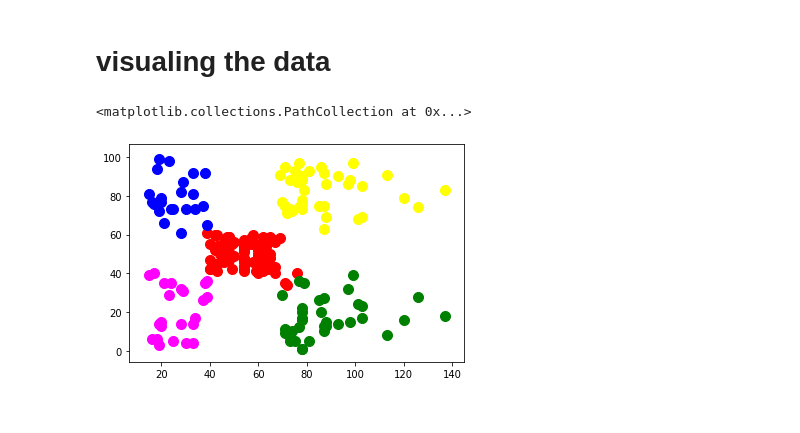
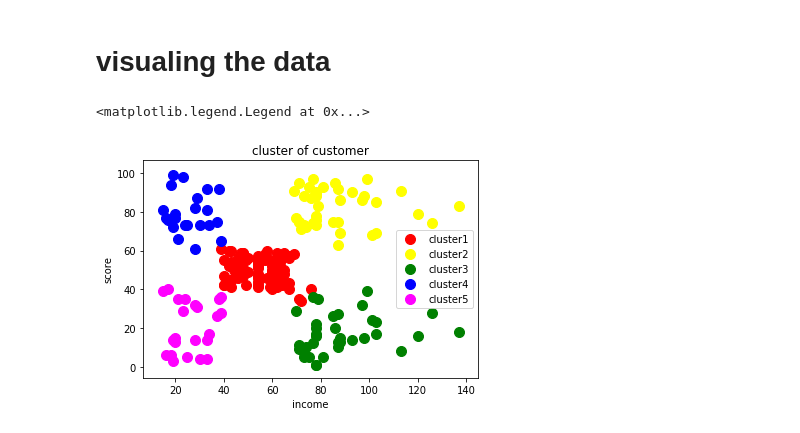
Before and after one commit to rishabhs-s/Python_ML_course_udemy, a Jupyter notebook: 4.) Clustering algo/K-means/K-means.ipynb, the cells around one changed output. Saved outputs shown, nothing was run; the diff lists cells and outputs as text; code cells hidden in the pictures.

Commit message:
legends updated in graph

```diff
--- a/4.) Clustering algo/K-means/K-means.ipynb
+++ b/4.) Clustering algo/K-means/K-means.ipynb
@@ -169,10 +169,13 @@ print(y)
 # %%
 plt.scatter(X[y==0,0],X[y==0,1],s=100,color='red',label='cluster1')
 plt.scatter(X[y==1,0],X[y==1,1],s=100,color='yellow',label='cluster2')
 plt.scatter(X[y==2,0],X[y==2,1],s=100,color='green',label='cluster3')
 plt.scatter(X[y==3,0],X[y==3,1],s=100,color='blue',label='cluster4')
 plt.scatter(X[y==4,0],X[y==4,1],s=100,color='magenta',label='cluster5')
-plt.ti
+plt.title("cluster of customer")
+plt.xlabel("income")
+plt.ylabel("score")
+plt.legend()
 # %% [output]
-<matplotlib.collections.PathCollection at 0x...>
+<matplotlib.legend.Legend at 0x...>
-[figure, old version]
+[figure, new version]
```
